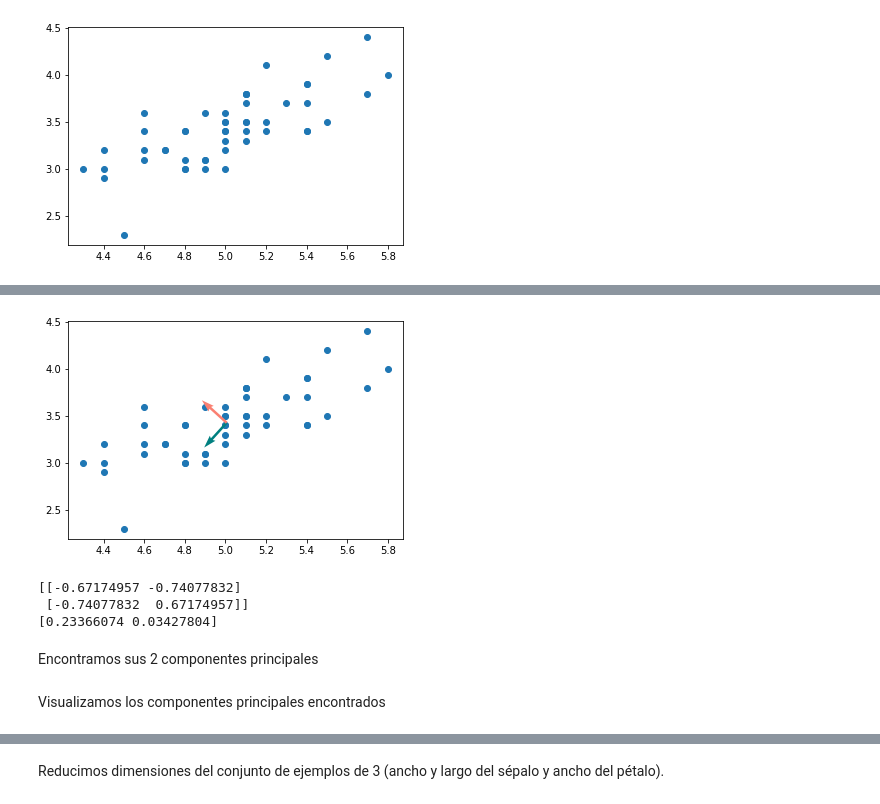
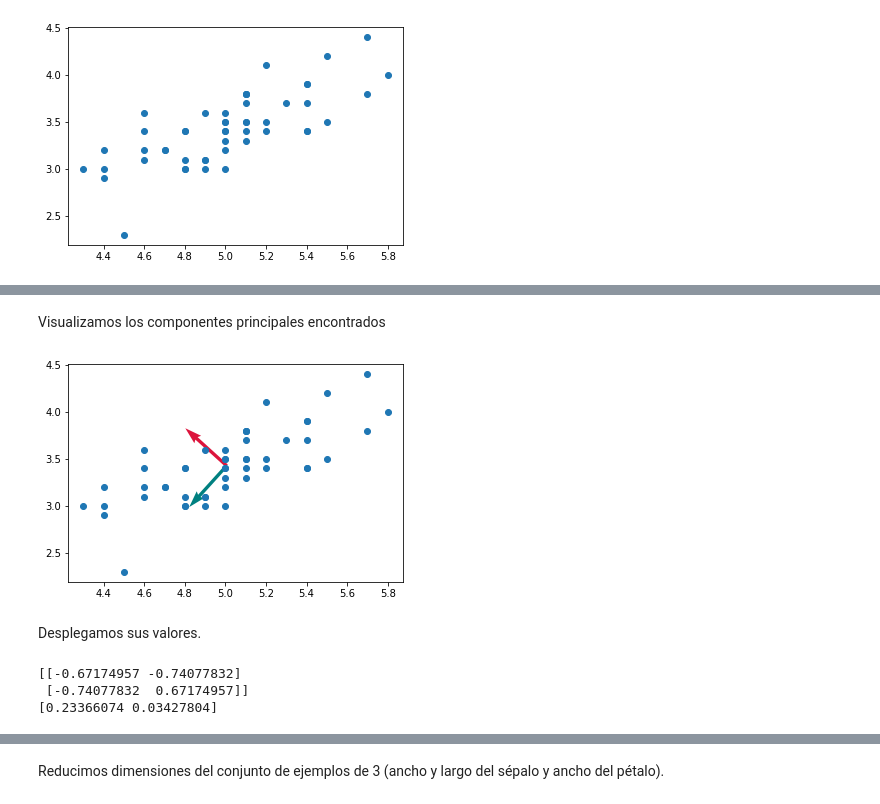
Before and after one commit to blancavazquez/CursoDatosMasivosII, a Jupyter notebook: notebooks/1c_pca.ipynb, the cells around one changed output, grey strips where cells are left out. Cells and saved outputs as stored; diff of their text form; code cells hidden in the pictures.

```diff
--- a/notebooks/1c_pca.ipynb
+++ b/notebooks/1c_pca.ipynb
@@ -20,23 +21,24 @@ Los $K$ eigenvectores se conocen como componentes principales.
 # %%
 class PCA:
   def __init__(self, n_components):
-    self.n_components = n_components
+    self.n_components_ = n_components
 
   def fit(self, X):
-    self.means = X.mean(axis=0)
-    Xc = X - self.means
-    cov = (Xc.T @ Xc) / (X.shape[0] - 1)
+    self.means_ = X.mean(axis=0)
+    devs = X - self.means_
+
+    cov = (devs.T @ devs) / (X.shape[0] - 1)
     l, u = np.linalg.eig(cov)
 
-    ord_ = l.argsort()[::-1]
-    u = u[:, ord_]
-    l = l[ord_]
+    lts = l.argsort()[::-1]
+    u = u[:, lts]
+    l = l[lts]
 
-    self.components = u[:, :self.n_components]
-    self.vars = l[:self.n_components]
+    self.components_ = u[:, :self.n_components_]
+    self.vars_ = l[:self.n_components_]
 
   def transform(self, X):
-    return (X - self.means) @ self.components
+    return (X - self.means_) @ self.components_
 
-  def inverse_transform(self, Z):
-    return Z @ self.components.T + self.means
+  def inverse_transform(self, X_reduced):
+    return X_reduced @ self.components_.T + self.means_
@@ -58,22 +90,25 @@ plt.show()
 # %%
 pca2d = PCA(2)
 pca2d.fit(p2d)
-# %%
-plt.scatter(p2d[:, 0], p2d[:, 1])
-color = ['teal', 'salmon']
-for c,u in zip(color, pca2d.components):
-  plt.quiver(pca2d.means[0], pca2d.means[1], u[0], u[1], color = c, scale=10)
-plt.show()
-# %% [output]
-[figure, removed]
-# %%
-print(pca2d.components)
-print(pca2d.vars)
-# %% [output]
-[[-0.67174957 -0.74077832]
- [-0.74077832  0.67174957]]
-[0.23366074 0.03427804]
-# %% [markdown]
-Encontramos sus 2 componentes principales
 # %% [markdown]
 Visualizamos los componentes principales encontrados
+# %%
+plt.plot(p2d[:, 0], p2d[:, 1], 'o')
+colors = ['teal', 'crimson']
+for c,u in zip(colors, pca2d.components_):
+  means = p2d.mean(axis=0)
+  plt.quiver(means[0], means[1], u[0], u[1], width=0.01,
+             scale=6,
+             color=c)
+plt.show()
+# %% [output]
+[figure, added]
+# %% [markdown]
+Desplegamos sus valores.
+# %%
+print(pca2d.components_)
+print(pca2d.vars_)
+# %% [output]
+[[-0.67174957 -0.74077832]
+ [-0.74077832  0.67174957]]
+[0.23366074 0.03427804]
```
Also changed, not shown: parts of 104 cells of this notebook.
